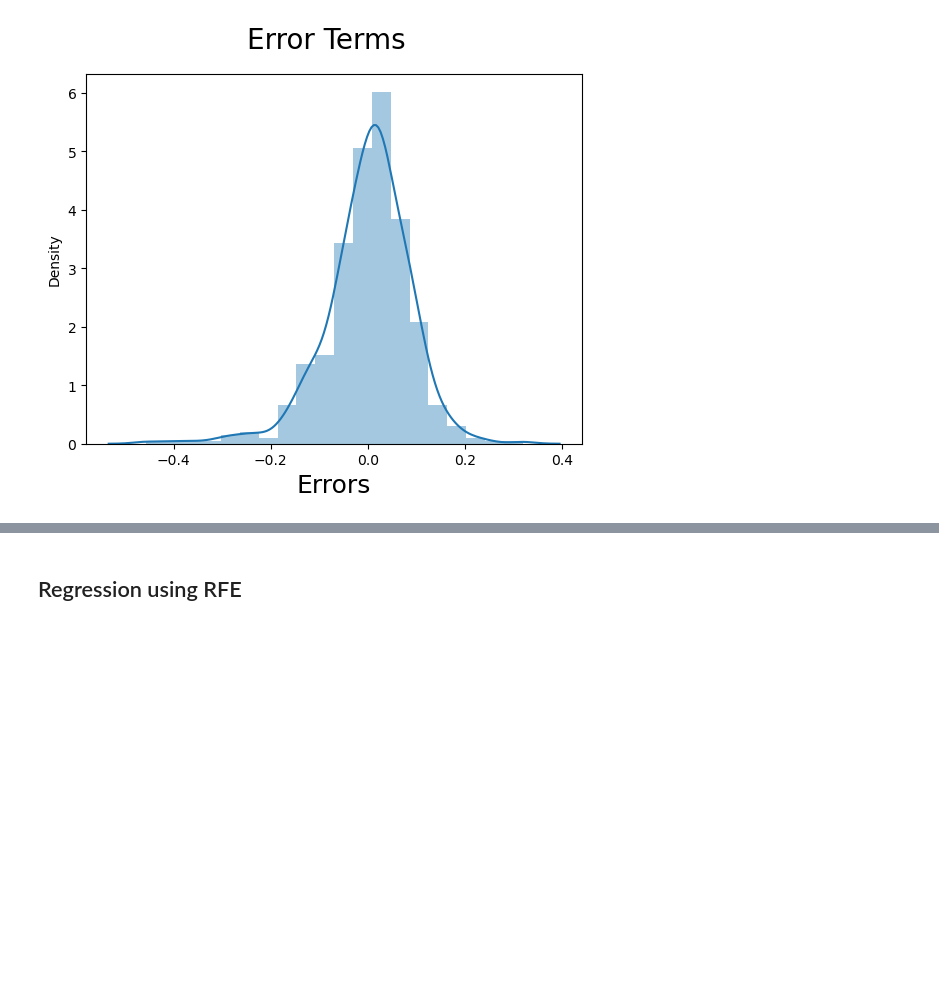
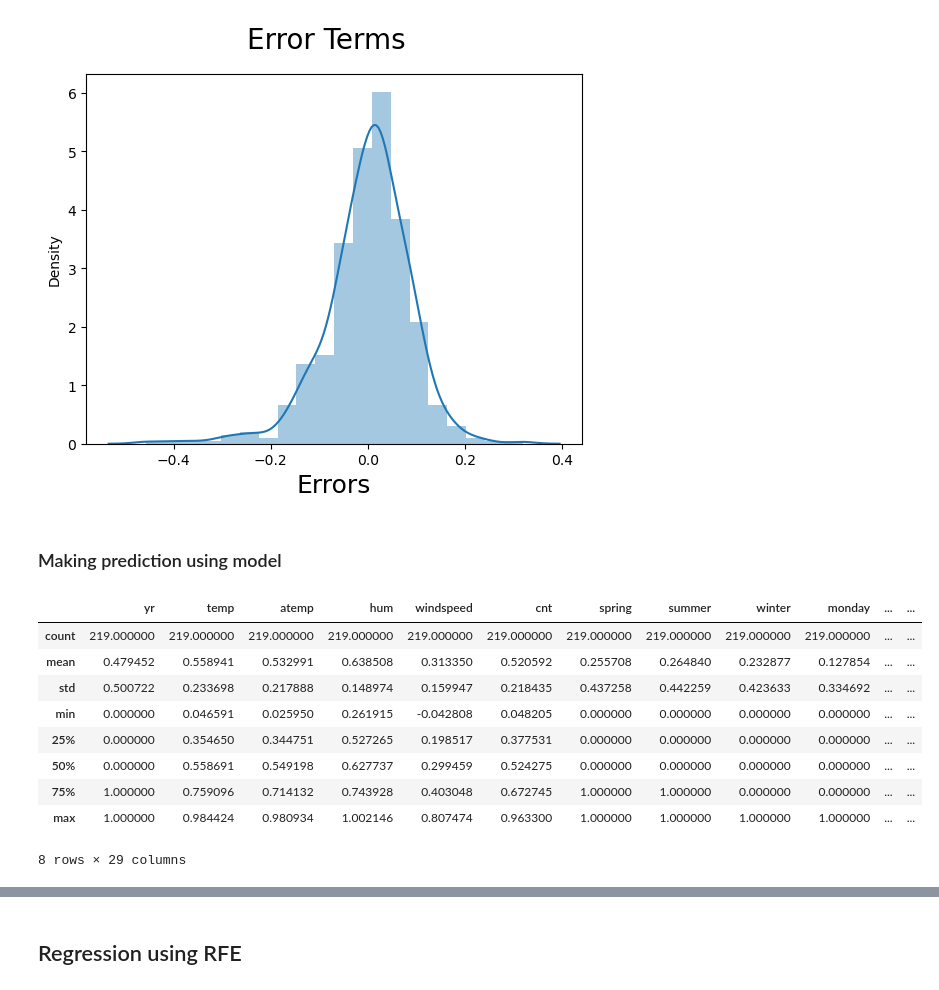
Before and after one commit to ncjanardhan-outlook/ncjpersonal, a Jupyter notebook: Linear Regression Assignment/Linear Regression Assignment - Boom Bikes.ipynb, the cells around one changed output, grey strips where cells are left out. Saved outputs shown, nothing was run; the diff lists cells and outputs as text; code cells hidden in the pictures; blank space fills up the shorter version.

```diff
--- a/Linear Regression Assignment/Linear Regression Assignment - Boom Bikes.ipynb
+++ b/Linear Regression Assignment/Linear Regression Assignment - Boom Bikes.ipynb
@@ -397,3 +671,5 @@ plt.xlabel('Errors', fontsize = 18)
 # %% [output]
 Text(0.5, 0, 'Errors')
 [figure]
+# %% [markdown]
+### Making prediction using model
@@ -399,0 +680,13 @@ Text(0.5, 0, 'Errors')
+# %%
+dfBikes_test.describe()
+# %% [output]
+|  | yr | temp | atemp | hum | windspeed | cnt | spring | summer | winter | monday | ... | ... |
+| count | 219.000000 | 219.000000 | 219.000000 | 219.000000 | 219.000000 | 219.000000 | 219.000000 | 219.000000 | 219.000000 | 219.000000 | ... | ... |
+| mean | 0.479452 | 0.558941 | 0.532991 | 0.638508 | 0.313350 | 0.520592 | 0.255708 | 0.264840 | 0.232877 | 0.127854 | ... | ... |
+| std | 0.500722 | 0.233698 | 0.217888 | 0.148974 | 0.159947 | 0.218435 | 0.437258 | 0.442259 | 0.423633 | 0.334692 | ... | ... |
+| min | 0.000000 | 0.046591 | 0.025950 | 0.261915 | -0.042808 | 0.048205 | 0.000000 | 0.000000 | 0.000000 | 0.000000 | ... | ... |
+| 25% | 0.000000 | 0.354650 | 0.344751 | 0.527265 | 0.198517 | 0.377531 | 0.000000 | 0.000000 | 0.000000 | 0.000000 | ... | ... |
+| 50% | 0.000000 | 0.558691 | 0.549198 | 0.627737 | 0.299459 | 0.524275 | 0.000000 | 0.000000 | 0.000000 | 0.000000 | ... | ... |
+| 75% | 1.000000 | 0.759096 | 0.714132 | 0.743928 | 0.403048 | 0.672745 | 1.000000 | 1.000000 | 0.000000 | 0.000000 | ... | ... |
+| max | 1.000000 | 0.984424 | 0.980934 | 1.002146 | 0.807474 | 0.963300 | 1.000000 | 1.000000 | 1.000000 | 1.000000 | ... | ... |
+8 rows × 29 columns
```
Also changed, not shown: parts of 28 cells of this notebook.
